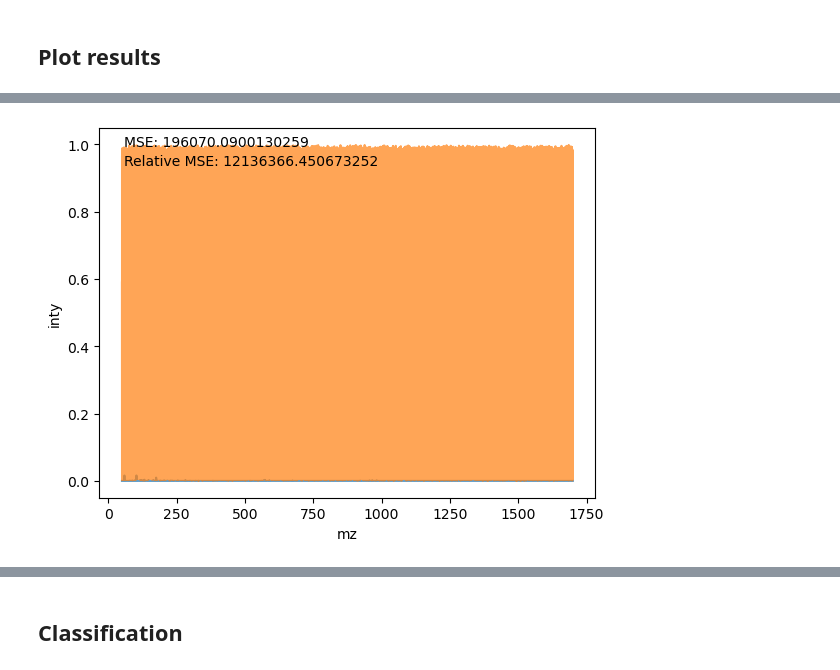
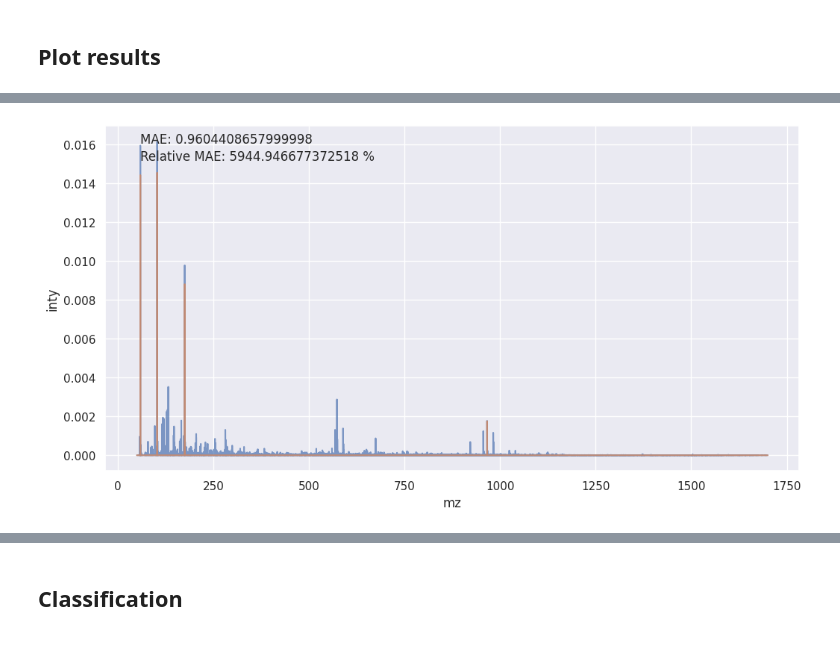
Before and after one commit to JosuaCarl/MStoML, a Jupyter notebook: skripts/VAE/VAE_interpret.ipynb, the cells around one changed output, grey strips where cells are left out. Cells and saved outputs as stored; diff of their text form; code cells hidden in the pictures.

```diff
--- a/skripts/VAE/VAE_interpret.ipynb
+++ b/skripts/VAE/VAE_interpret.ipynb
@@ -11,9 +11,9 @@ from VAE.vae import *
 # %% [markdown]
 ## Parameter definition
 # %%
-data_dir  = os.path.normpath(os.path.join(os.getcwd(), "../../runs/FIA/Com8_grown_together/oms"))
-run_dir = os.path.normpath(os.path.join(os.getcwd(), "../../runs/VAE/hyperparameter_optimization"))
-results_dir = os.path.normpath(os.path.join(os.getcwd(), "../../runs/VAE/results"))
+data_dir  = os.path.normpath(os.path.join(os.getcwd(), "/mnt/d/runs/FIA/Com8_grown_together/oms"))
+run_dir = os.path.normpath(os.path.join(os.getcwd(), "/mnt/d/runs/VAE/hyperparameter_optimization"))
+results_dir = os.path.normpath(os.path.join(os.getcwd(), "/mnt/d/runs/VAE/results"))
 verbosity = 1
 backend_name = "tensorflow"
 computation = "gpu"
@@ -159,6 +159,6 @@ plt.show()
 # %% [markdown]
 ## Plot results
 # %%
-reconstructed_data = pd.read_csv("/mnt/d/runs/VAE/training/vae_tensorflow_cpu_hm_1/vae_tensorflow_cpu_hm_1.prediction.tsv")#, sep="\t")
+reconstructed_data = pd.read_csv("/mnt/d/runs/VAE/training/vae_tensorflow_cpu_hm_1/vae_tensorflow_cpu_hm_1.prediction.tsv", index_col="Unnamed: 0")#, sep="\t")
 reconstructed_data
 # %% [output]
@@ -195,12 +181,12 @@ plot_df_2 = pd.DataFrame(X.iloc[0].values, index=X.columns, columns=["inty"]).re
 # %%
-mse = np.mean(np.sum((plot_df_2["inty"] - plot_df["inty"])**2))
-rel_mse = mse / np.max(plot_df_2["inty"])
+mae = np.mean(np.sum( np.abs((plot_df_2["inty"] - plot_df["inty"])) ))
+rel_mae = mae / np.max(plot_df_2["inty"])
 
 sns.set_theme(rc={"figure.figsize":(12, 6)})
 ax = sns.lineplot(data=plot_df_2, x="mz", y="inty", alpha=0.7)
 ax = sns.lineplot(data=plot_df, x="mz", y="inty", alpha=0.7)
-plt.annotate(f"MSE: {mse}", xy=(0.05, 0.95), xycoords='axes fraction')
-plt.annotate(f"Relative MSE: {rel_mse}", xy=(0.05, 0.90), xycoords='axes fraction')
+plt.annotate(f"MAE: {mae}", xy=(0.05, 0.95), xycoords='axes fraction')
+plt.annotate(f"Relative MAE: {rel_mae *100} %", xy=(0.05, 0.90), xycoords='axes fraction')
 plt.show()
 # %% [output]
-[figure, old version]
+[figure, new version]
```
Also changed, not shown: parts of 6 cells of this notebook, 1 other file.
